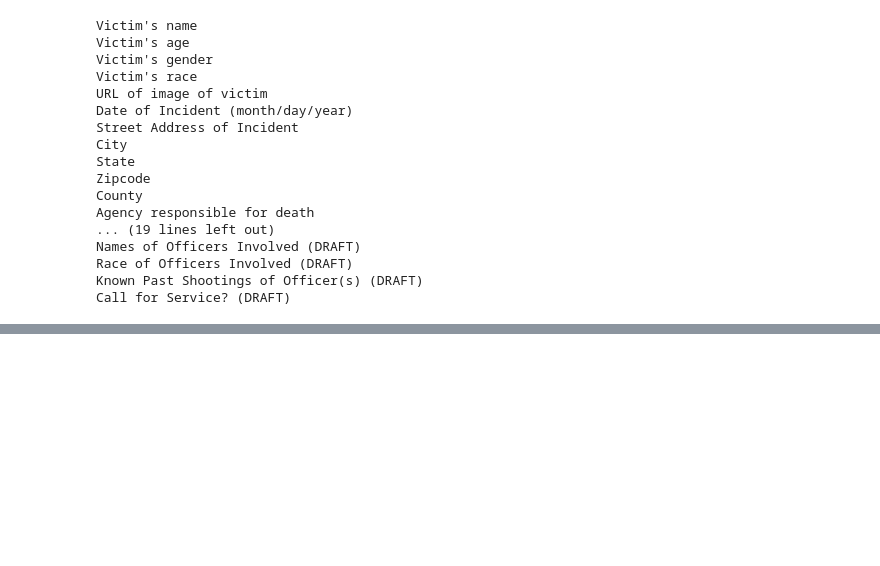
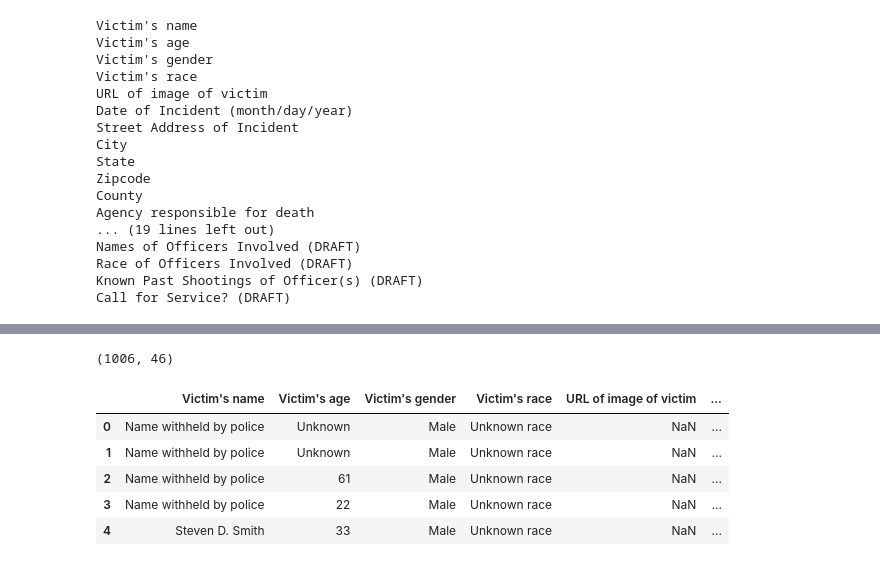
Before and after one commit to ikatechis/BigBlueData_Academy_Deaths_by_Police_EDA_project, a Jupyter notebook: cleaning/initial_exploration.ipynb, the cells around one changed output, grey strips where cells are left out. Saved outputs shown, nothing was run; the diff lists cells and outputs as text; code cells hidden in the pictures; blank space fills up the shorter version.

```diff
--- a/cleaning/initial_exploration.ipynb
+++ b/cleaning/initial_exploration.ipynb
@@ -73,0 +106,16 @@ df2['A brief description of the circumstances surrounding the death'][0]
+# %%
+df3.shape
+# %% [output]
+(1006, 46)
+# %%
+dataset4 = '../data/Police Violence and Racial Equity - part 1 of 3/police_killings_MPV.csv'
+df4 = pd.read_csv(dataset4)
+df4.head()
+# probably the same as dataset 2
+# %% [output]
+|  | Victim's name | Victim's age | Victim's gender | Victim's race | URL of image of victim | ... |
+| 0 | Name withheld by police | Unknown | Male | Unknown race | NaN | ... |
+| 1 | Name withheld by police | Unknown | Male | Unknown race | NaN | ... |
+| 2 | Name withheld by police | 61 | Male | Unknown race | NaN | ... |
+| 3 | Name withheld by police | 22 | Male | Unknown race | NaN | ... |
+| 4 | Steven D. Smith | 33 | Male | Unknown race | NaN | ... |
```
Also changed, not shown: parts of 7 cells of this notebook, 4 other files.
